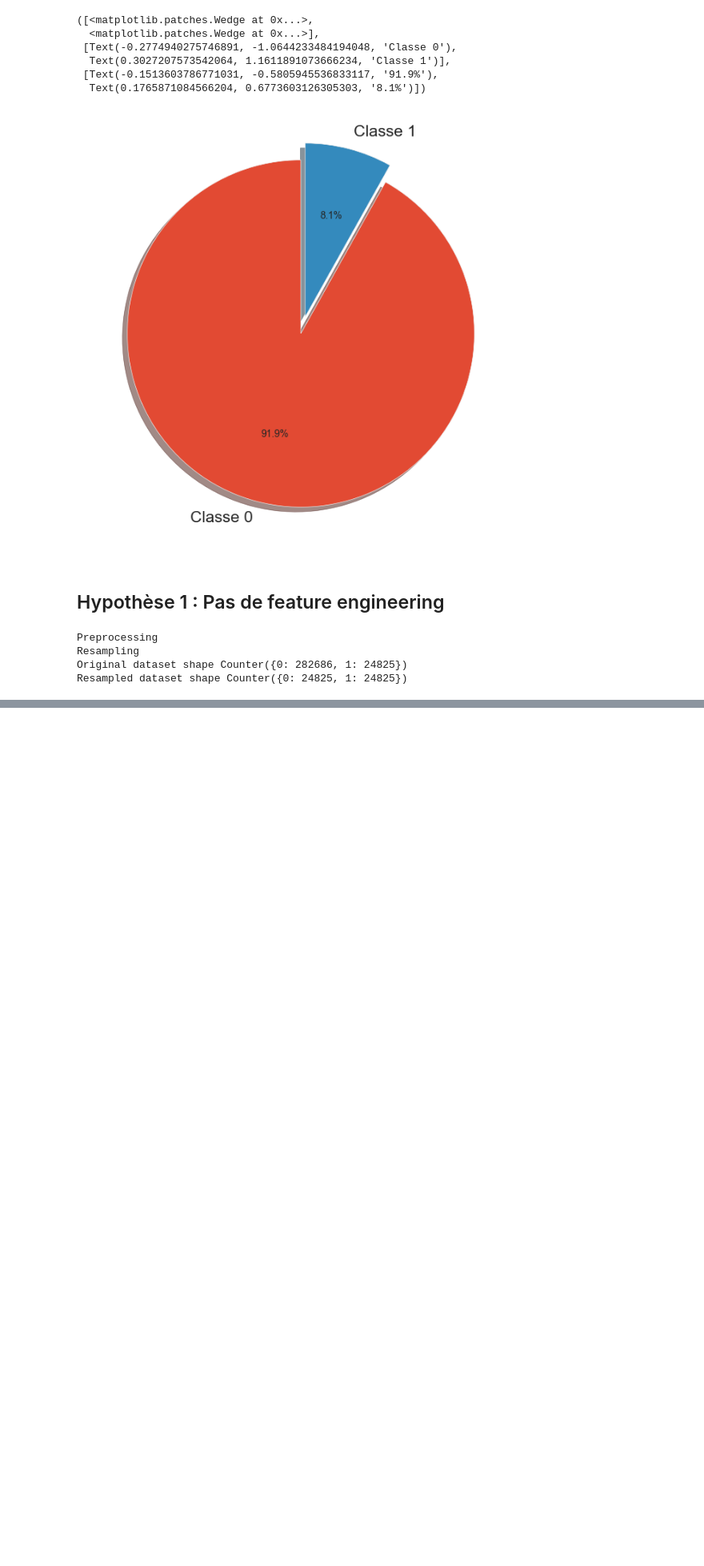
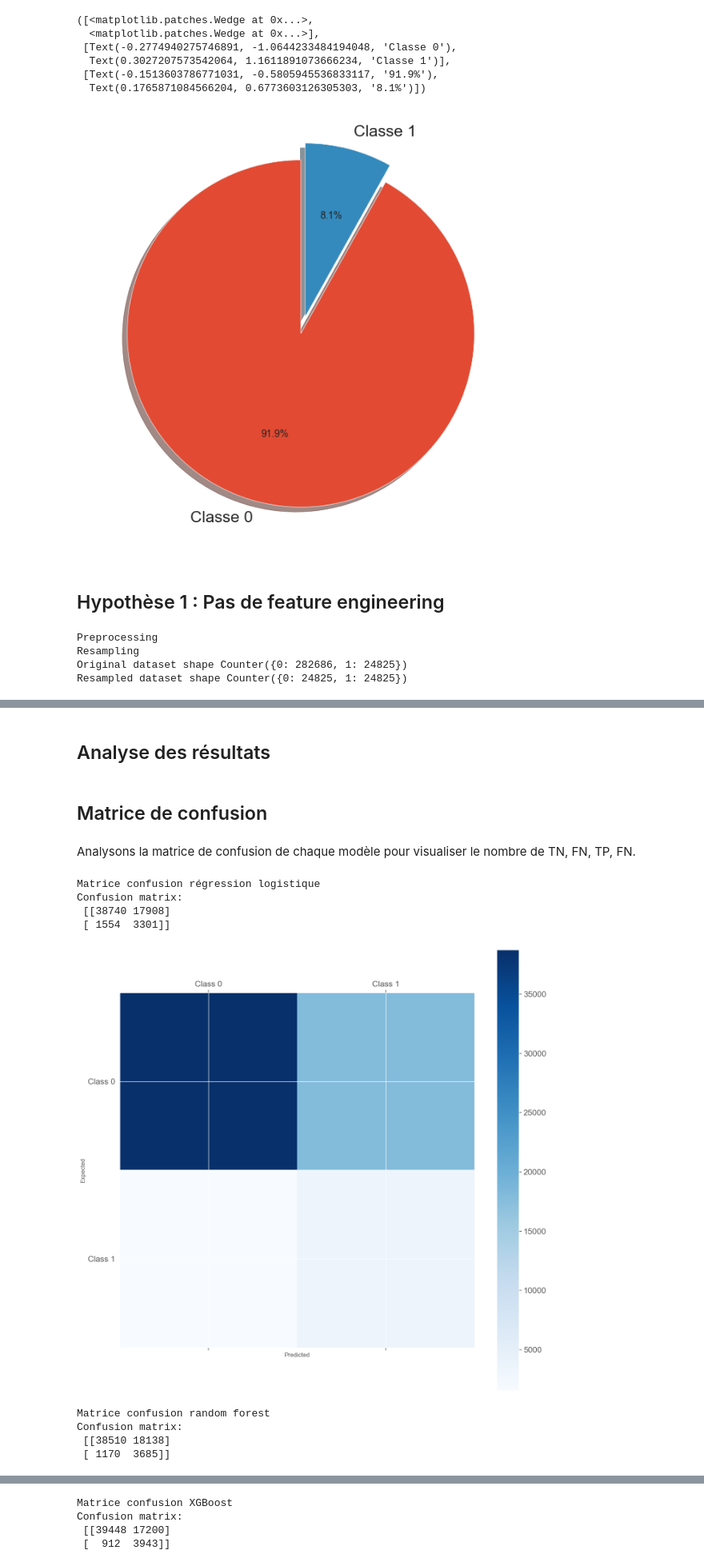
Before and after one commit to MaTo7777/scoring-model, a Jupyter notebook: notebooks/Projet7.ipynb, the cells around one changed output, grey strips where cells are left out. Shown at 80% size. Saved outputs shown, nothing was run; the diff lists cells and outputs as text; code cells hidden in the pictures; blank space fills up the shorter version.

Commit message:
Mise en place des modèles et scores

```diff
--- a/notebooks/Projet7.ipynb
+++ b/notebooks/Projet7.ipynb
@@ -1168,0 +1431,2 @@ Resampled dataset shape Counter({0: 24825, 1: 24825})
+# %%
+df_results = pd.DataFrame(y_test_domain.values, columns=["y_true"], index=y_test_domain.index)
@@ -1168,0 +1540,4 @@ Resampled dataset shape Counter({0: 24825, 1: 24825})
+# %%
+df_results["y_pred_xgb_smoted_bin"] = transform_treshold(df_results["y_pred_xgb_smoted"], 0.5)
+
+df_results.head()
@@ -1168,0 +1553,26 @@ Resampled dataset shape Counter({0: 24825, 1: 24825})
+# %%
+%%time
+
+# Création du modèle
+clf_lgb = lgb.LGBMClassifier(n_estimators=10000,
+                             objective='binary',
+                             class_weight='balanced',
+                             learning_rate=0.05,
+                             reg_alpha=0.1,
+                             reg_lambda=0.1,
+                             subsample=0.8,
+                             n_jobs=-1,
+                             random_state=0
+                            )
+
+# Entraînement sur le training data
+clf_lgb.fit(X_smt_poly, y_smt_poly)
+
+# Prédictions
+# On choisit uniquement la deuxième colonne
+lgb_pred_smoted = clf_lgb.predict_proba(X_test_poly)[:, 1]
+
+# Dataframe de résultats
+df_results["y_pred_lgb_smoted"] = lgb_pred_smoted
+
+df_results.head()
@@ -1168,0 +1588,4 @@ Resampled dataset shape Counter({0: 24825, 1: 24825})
+# %%
+df_results["y_pred_lgb_smoted_bin"] = transform_treshold(df_results["y_pred_lgb_smoted"], 0.5)
+
+df_results.head()
@@ -1168,0 +1599,25 @@ Resampled dataset shape Counter({0: 24825, 1: 24825})
+# %% [markdown]
+## Analyse des résultats
+# %% [markdown]
+## Matrice de confusion
+# %% [markdown]
+Analysons la matrice de confusion de chaque modèle pour visualiser le nombre de TN, FN, TP, FN.
+# %%
+print("Matrice confusion régression logistique")
+aff_confusion_matrix(df_results["y_true"], df_results["y_pred_lr_smoted_bin"])
+
+print("Matrice confusion random forest")
+aff_confusion_matrix(df_results["y_true"], df_results["y_pred_rf_smoted_bin"])
+
+print("Matrice confusion XGBoost")
+aff_confusion_matrix(df_results["y_true"], df_results["y_pred_xgb_smoted_bin"])
+# %% [output]
+Matrice confusion régression logistique
+Confusion matrix:
+ [[38740 17908]
+ [ 1554  3301]]
+[figure, added]
+Matrice confusion random forest
+Confusion matrix:
+ [[38510 18138]
+ [ 1170  3685]]
@@ -1168,0 +1625,4 @@ Resampled dataset shape Counter({0: 24825, 1: 24825})
+Matrice confusion XGBoost
+Confusion matrix:
+ [[39448 17200]
+ [  912  3943]]
```
Also changed, not shown: parts of 45 cells of this notebook.
